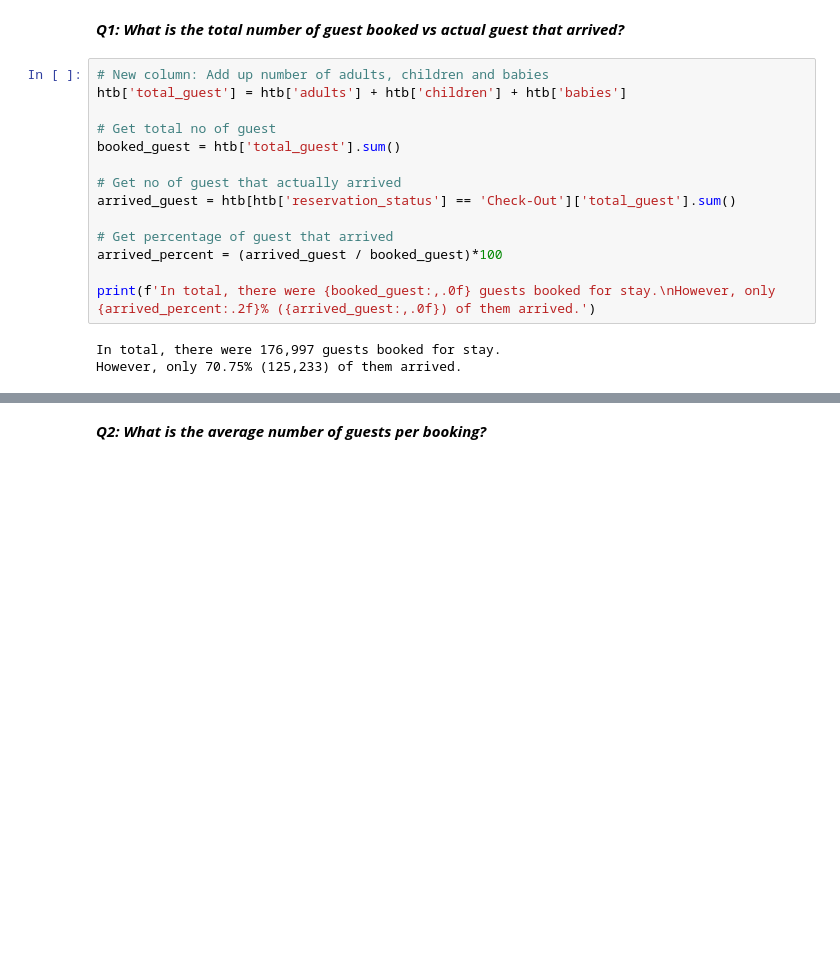
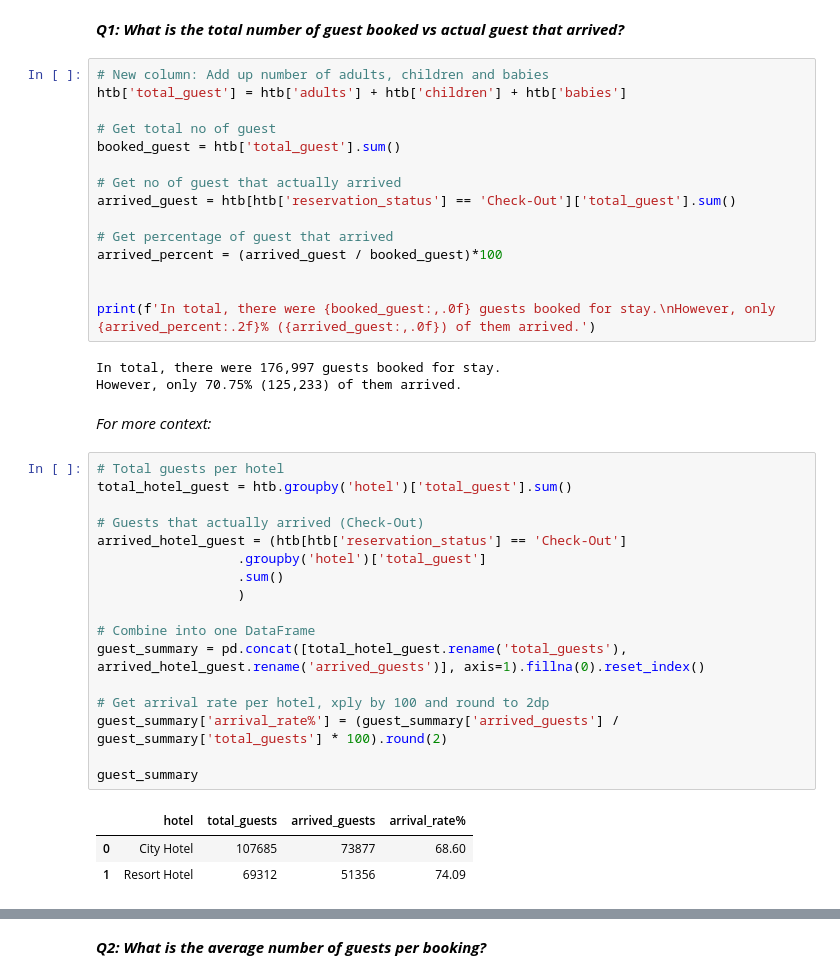
Before and after one commit to AdesanyaAzeez/Hotel-Booking-Analysis, a Jupyter notebook: 3_Guest_Profile_Analysis.ipynb, the cells around one changed output, grey strips where cells are left out. Saved outputs shown, nothing was run; the diff lists cells and outputs as text; blank space fills up the shorter version.

```diff
--- a/3_Guest_Profile_Analysis.ipynb
+++ b/3_Guest_Profile_Analysis.ipynb
@@ -83,7 +83,31 @@ arrived_guest = htb[htb['reservation_status'] == 'Check-Out']['total_guest'].sum
 # Get percentage of guest that arrived
 arrived_percent = (arrived_guest / booked_guest)*100
 
+
 print(f'In total, there were {booked_guest:,.0f} guests booked for stay.\nHowever, only {arrived_percent:.2f}% ({arrived_guest:,.0f}) of them arrived.')
 # %% [output]
 In total, there were 176,997 guests booked for stay.
 However, only 70.75% (125,233) of them arrived.
+# %% [markdown]
+*For more context:*
+# %%
+# Total guests per hotel
+total_hotel_guest = htb.groupby('hotel')['total_guest'].sum()
+
+# Guests that actually arrived (Check-Out)
+arrived_hotel_guest = (htb[htb['reservation_status'] == 'Check-Out']
+                  .groupby('hotel')['total_guest']
+                  .sum()
+                  )
+
+# Combine into one DataFrame
+guest_summary = pd.concat([total_hotel_guest.rename('total_guests'), arrived_hotel_guest.rename('arrived_guests')], axis=1).fillna(0).reset_index()
+
+# Get arrival rate per hotel, xply by 100 and round to 2dp
+guest_summary['arrival_rate%'] = (guest_summary['arrived_guests'] / guest_summary['total_guests'] * 100).round(2)
+
+guest_summary
+# %% [output]
+|  | hotel | total_guests | arrived_guests | arrival_rate% |
+| 0 | City Hotel | 107685 | 73877 | 68.60 |
+| 1 | Resort Hotel | 69312 | 51356 | 74.09 |
```
Also changed, not shown: parts of 2 cells of this notebook, 2 other files.
